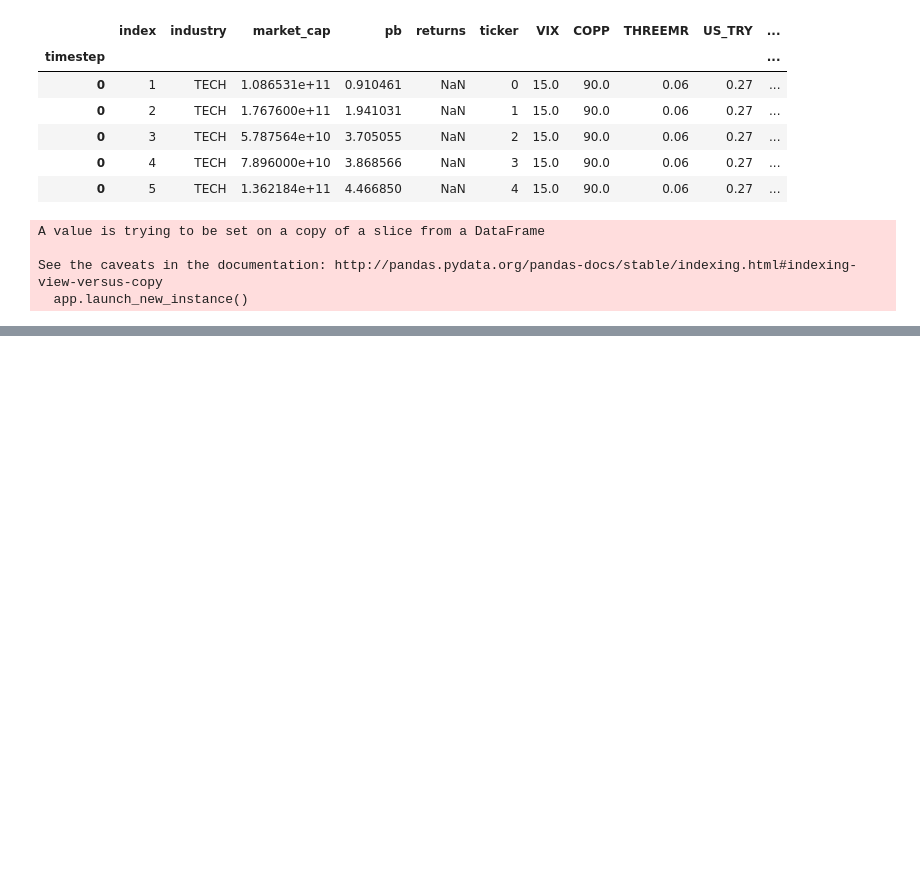
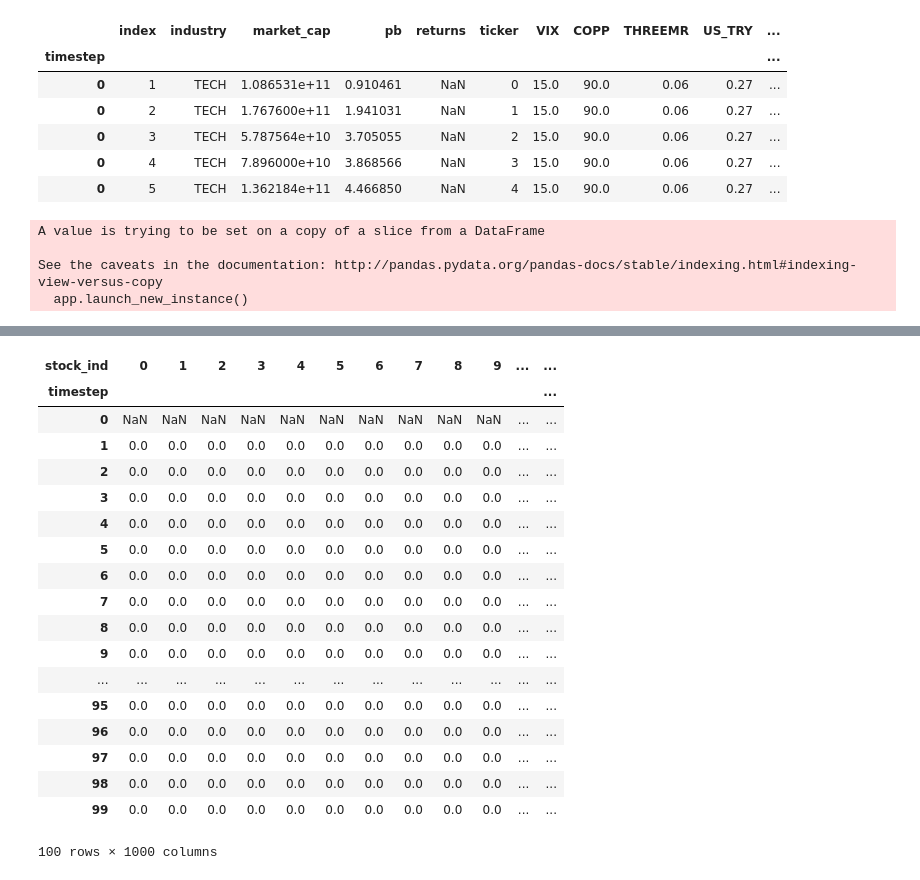
Before and after one commit to aaalexliu/amherst-midwest-2018, a Jupyter notebook: momentum.ipynb, the cells around one changed output, grey strips where cells are left out. Saved outputs shown, nothing was run; the diff lists cells and outputs as text; code cells hidden in the pictures; blank space fills up the shorter version.

Commit message:
generated signals for all timesteps

```diff
--- a/momentum.ipynb
+++ b/momentum.ipynb
@@ -91,3 +84,37 @@ See the caveats in the documentation: http://pandas.pydata.org/pandas-docs/stabl
+# %%
+full_df = pd.DataFrame(try_list)
+# %%
+stock_ind = []
+for i in range(1000):
+    stock_ind.append(i)
+full_df.index = stock_ind
+# %%
+full_df.index.name = 'stock_ind'
+full_df.columns.name = 'timestep'
+# %%
+full_df_t = full_df.transpose()
+# %%
+full_df_t.head(100)
+# %% [output]
+| stock_ind | 0 | 1 | 2 | 3 | 4 | 5 | 6 | 7 | 8 | 9 | ... | ... |
+| timestep |  |  |  |  |  |  |  |  |  |  |  | ... |
+| 0 | NaN | NaN | NaN | NaN | NaN | NaN | NaN | NaN | NaN | NaN | ... | ... |
+| 1 | 0.0 | 0.0 | 0.0 | 0.0 | 0.0 | 0.0 | 0.0 | 0.0 | 0.0 | 0.0 | ... | ... |
+| 2 | 0.0 | 0.0 | 0.0 | 0.0 | 0.0 | 0.0 | 0.0 | 0.0 | 0.0 | 0.0 | ... | ... |
+| 3 | 0.0 | 0.0 | 0.0 | 0.0 | 0.0 | 0.0 | 0.0 | 0.0 | 0.0 | 0.0 | ... | ... |
+| 4 | 0.0 | 0.0 | 0.0 | 0.0 | 0.0 | 0.0 | 0.0 | 0.0 | 0.0 | 0.0 | ... | ... |
+| 5 | 0.0 | 0.0 | 0.0 | 0.0 | 0.0 | 0.0 | 0.0 | 0.0 | 0.0 | 0.0 | ... | ... |
+| 6 | 0.0 | 0.0 | 0.0 | 0.0 | 0.0 | 0.0 | 0.0 | 0.0 | 0.0 | 0.0 | ... | ... |
+| 7 | 0.0 | 0.0 | 0.0 | 0.0 | 0.0 | 0.0 | 0.0 | 0.0 | 0.0 | 0.0 | ... | ... |
+| 8 | 0.0 | 0.0 | 0.0 | 0.0 | 0.0 | 0.0 | 0.0 | 0.0 | 0.0 | 0.0 | ... | ... |
+| 9 | 0.0 | 0.0 | 0.0 | 0.0 | 0.0 | 0.0 | 0.0 | 0.0 | 0.0 | 0.0 | ... | ... |
+| ... | ... | ... | ... | ... | ... | ... | ... | ... | ... | ... | ... | ... |
+| 95 | 0.0 | 0.0 | 0.0 | 0.0 | 0.0 | 0.0 | 0.0 | 0.0 | 0.0 | 0.0 | ... | ... |
+| 96 | 0.0 | 0.0 | 0.0 | 0.0 | 0.0 | 0.0 | 0.0 | 0.0 | 0.0 | 0.0 | ... | ... |
+| 97 | 0.0 | 0.0 | 0.0 | 0.0 | 0.0 | 0.0 | 0.0 | 0.0 | 0.0 | 0.0 | ... | ... |
+| 98 | 0.0 | 0.0 | 0.0 | 0.0 | 0.0 | 0.0 | 0.0 | 0.0 | 0.0 | 0.0 | ... | ... |
+| 99 | 0.0 | 0.0 | 0.0 | 0.0 | 0.0 | 0.0 | 0.0 | 0.0 | 0.0 | 0.0 | ... | ... |
+100 rows × 1000 columns
 # %%
 def simulate_portfolio(self):
     '''
```
Also changed, not shown: parts of 5 cells of this notebook.
